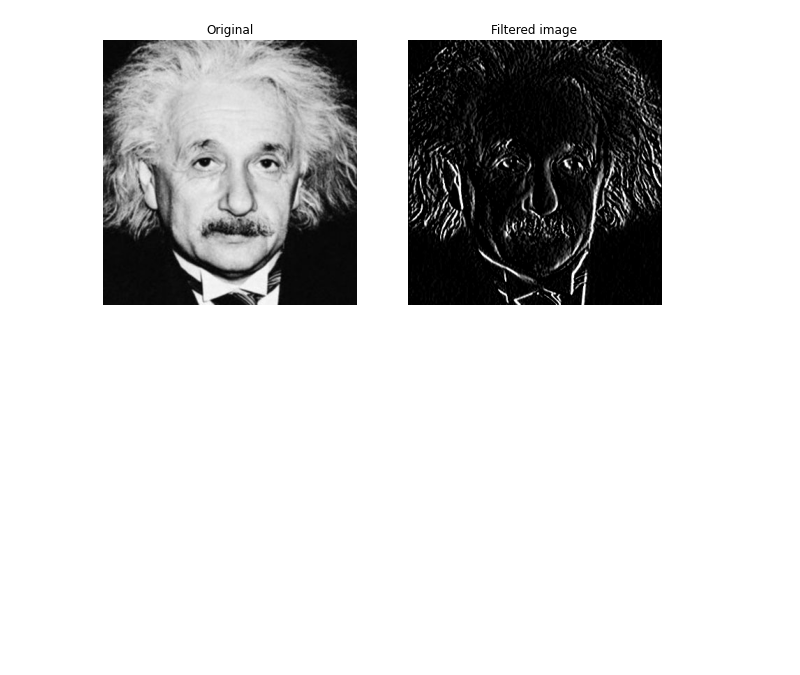
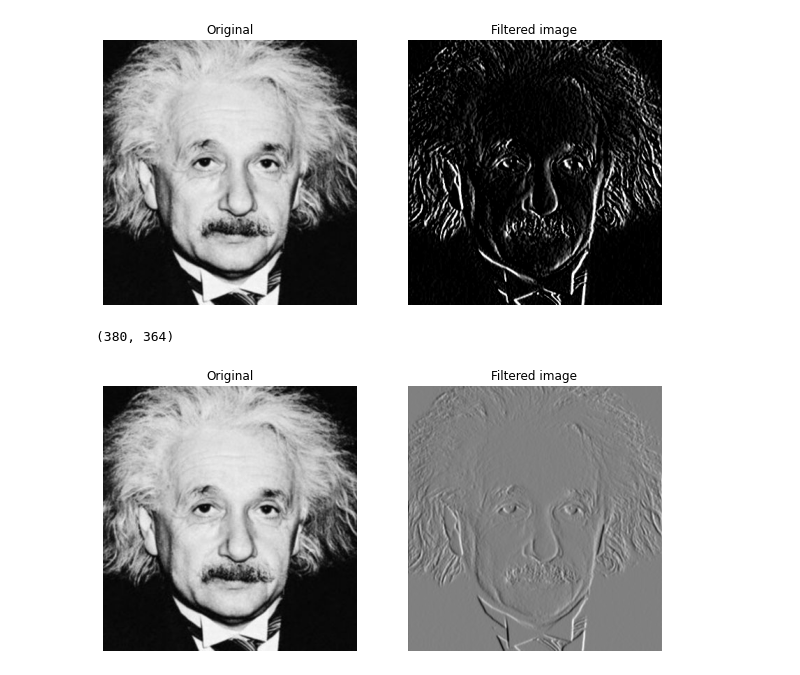
Before and after one commit to ChamithDilshan/EN2550_Image_processing_and_machine_vision, a Jupyter notebook: Assignments/Assignment_1/code.ipynb, the cells around one changed output. Drawn from its saved outputs; the diff is of its cells as text; code cells hidden in the pictures; blank space fills up the shorter version.

```diff
--- a/Assignments/Assignment_1/code.ipynb
+++ b/Assignments/Assignment_1/code.ipynb
@@ -171,3 +171,51 @@ ax[1].set_title("Filtered image") ; ax[1].axis('off')
 plt.show()
 # %% [output]
 [figure]
+# %%
+original_image = cv.imread("einstein.png", cv.IMREAD_GRAYSCALE)  #open the original image in grayscale
+
+kernal = np.array([[1,0,-1],[2,0,-2],[1,0,-1]])
+kernal_size = kernal.shape[0]
+
+
+num_rows = original_image.shape[0]
+num_columns = original_image.shape[1]
+
+padding_row= np.zeros((kernal_size//2,num_columns))
+padding_column = np.zeros(( 2* int(np.floor(kernal_size/2)) + num_rows, kernal_size//2))
+
+
+temp = np.concatenate((padding_row,original_image,padding_row),axis=0)
+padded_matrix = np.concatenate((padding_column,temp,padding_column),axis=1)
+
+
+
+filtered = np.zeros(original_image.shape)
+print(filtered.shape)
+for j in range(0,padded_matrix.shape[0]-kernal_size//2- 1):
+    temp2 = padded_matrix[j:j+kernal_size,:]
+    array = np.zeros((1, num_columns))
+
+    for i in range(0, padded_matrix.shape[1]-kernal_size+1 ):
+          temp3 = padded_matrix[j :j +kernal_size,i:kernal_size+i]
+          array[0,i] = np.sum(np.multiply(temp3, kernal))
+
+    filtered[j] = array
+
+
+mapped = [((255*p)/(2*1275))+(255/2) for p in filtered]
+
+
+fig,ax = plt.subplots(1,2, figsize = (10,10))  #show the images
+ax[0].imshow(original_image, cmap = 'gray')
+ax[0].set_title("Original") ; ax[0].axis('off')
+
+
+
+ax[1].imshow(mapped, cmap = 'gray')
+ax[1].set_title("Filtered image") ; ax[1].axis('off')
+
+plt.show()
+# %% [output]
+(380, 364)
+[figure, added]
```
